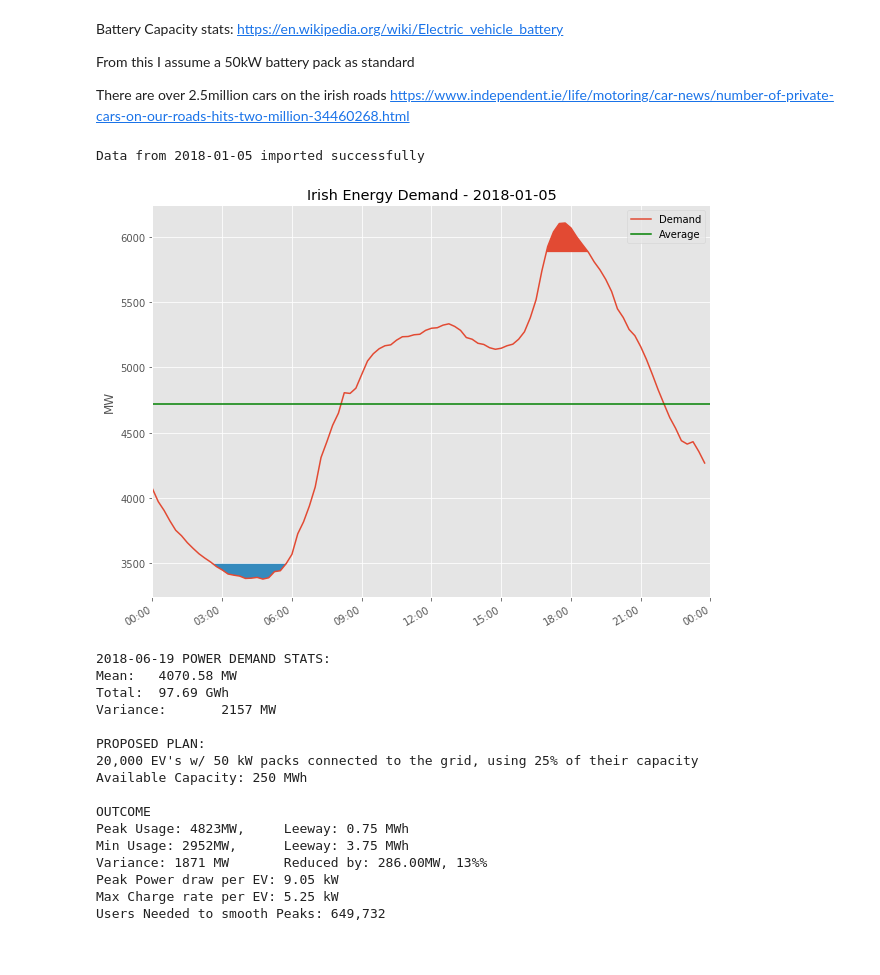
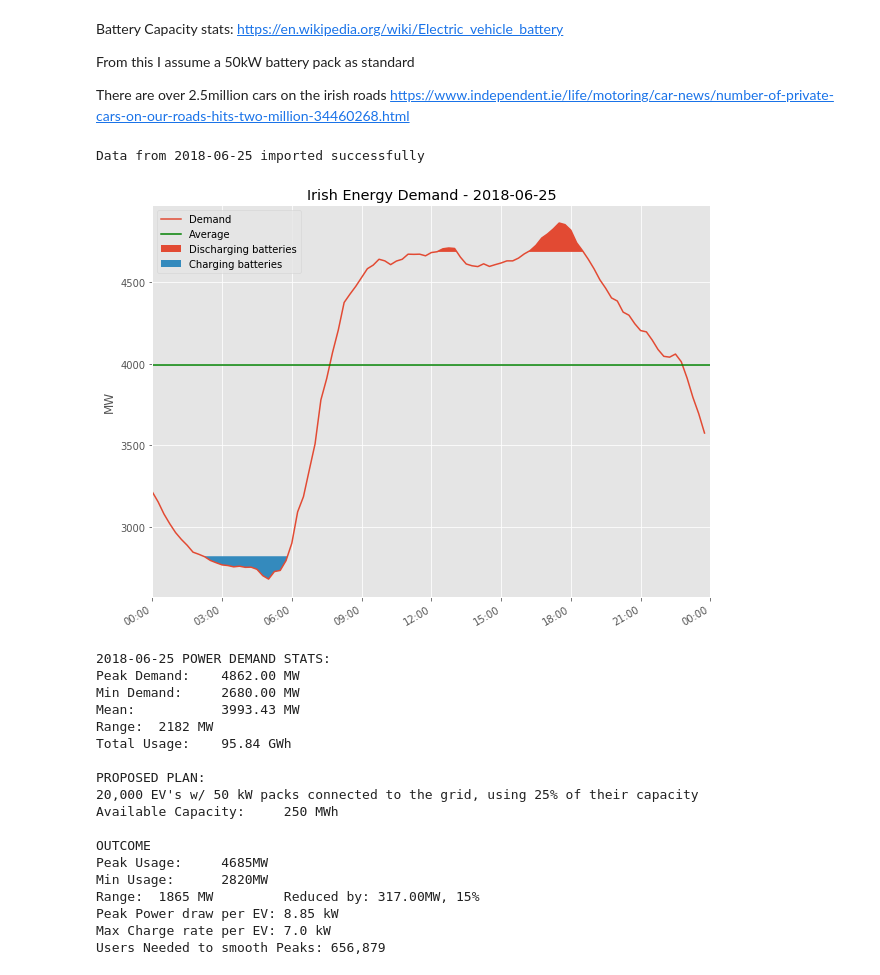
Before and after one commit to JamesCarron/GridStability, a Jupyter notebook: GridStability.ipynb, the cells around one changed output. Cells and saved outputs as stored; diff of their text form; code cells hidden in the pictures.

```diff
--- a/GridStability.ipynb
+++ b/GridStability.ipynb
@@ -217,46 +236,33 @@ def printstats():
-# %%
-def EvalBatteryProject(FILENAME, BattPercUsage, BatteryCapacity, NumUsers, FUNC_OUTPUT = False):
-
-    EirGridDate,EirGridValue = importEirGridCSV(FILENAME, True)
-
-    PeakDemand, MinDemand, UsageRange, MeanUsage, TotalUsage = EvalGridUsage(EirGridValue, FUNC_OUTPUT)
-
-    CapacityAvailable, UsersNeeded = EvalBatteryStats(EirGridValue, MeanUsage, BattPercUsage, BatteryCapacity, NumUsers, FUNC_OUTPUT)
-
-    wbatterypeak, wbatterytrough, wbatteryrange = EvalBatterySmoothing(EirGridValue, CapacityAvailable, OUTPUT = FUNC_OUTPUT)
-
-    PeakPowerDraw, MaxChargingRate, Rangereduction, Rangereductionperc = AdditionalBattStats(EirGridValue, wbatterypeak, wbatterytrough, NumUsers, UsageRange, OUTPUT = FUNC_OUTPUT)
-
-    graphDemandCurve(EirGridDate, EirGridValue, MeanUsage, wbatterypeak, wbatterytrough)
-
-    printstats()
 # %%
 BattPercUsage = 0.25
 BatteryCapacity = 50*(10**-3)
 NumUsers = 20000.0
 
-FILENAME = 'EirGridData050118.csv'
+#FILENAME = 'EirGridData050118.csv'
 #FILENAME = 'EirGridData180218.csv'
+FILENAME = "EirGridData250618.csv"
 
 FUNC_OUTPUT = False
 
 EvalBatteryProject(FILENAME, BattPercUsage, BatteryCapacity, NumUsers, FUNC_OUTPUT = False)
 # %% [output]
-Data from 2018-01-05 imported successfully
+Data from 2018-06-25 imported successfully
-[figure, old version]
+[figure, new version]
-2018-06-19 POWER DEMAND STATS:
-Mean:   4070.58 MW
-Total:  97.69 GWh
-Variance:       2157 MW
+2018-06-25 POWER DEMAND STATS:
+Peak Demand:    4862.00 MW
+Min Demand:     2680.00 MW
+Mean:           3993.43 MW
+Range:  2182 MW
+Total Usage:    95.84 GWh
 
 PROPOSED PLAN:
 20,000 EV's w/ 50 kW packs connected to the grid, using 25% of their capacity
-Available Capacity: 250 MWh
+Available Capacity:     250 MWh
 
 OUTCOME
-Peak Usage: 4823MW,     Leeway: 0.75 MWh
-Min Usage: 2952MW,      Leeway: 3.75 MWh
-Variance: 1871 MW       Reduced by: 286.00MW, 13%%
-Peak Power draw per EV: 9.05 kW
-Max Charge rate per EV: 5.25 kW
-Users Needed to smooth Peaks: 649,732
+Peak Usage:     4685MW
+Min Usage:      2820MW
+Range:  1865 MW         Reduced by: 317.00MW, 15%
+Peak Power draw per EV: 8.85 kW
+Max Charge rate per EV: 7.0 kW
+Users Needed to smooth Peaks: 656,879
```
Also changed, not shown: parts of 8 cells of this notebook, 1 other file.
